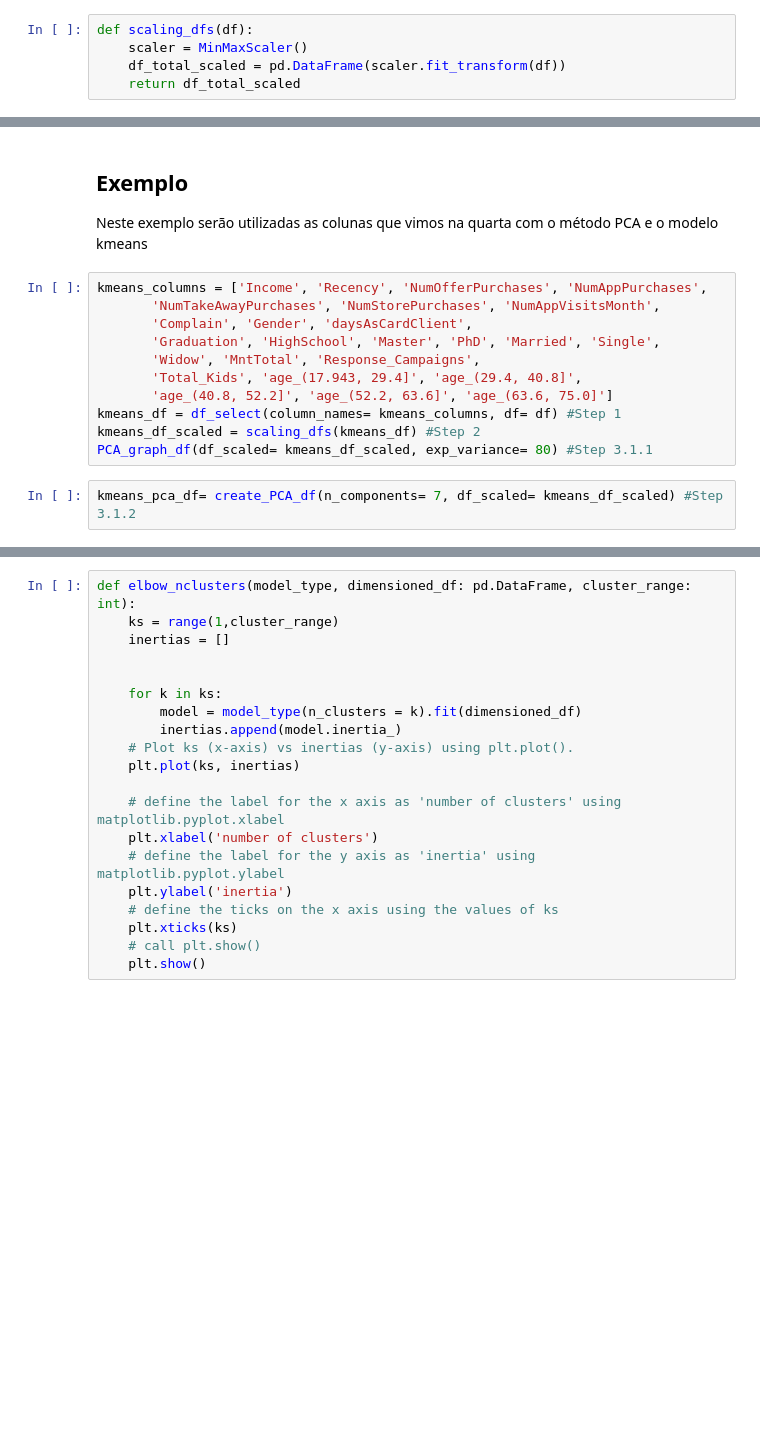
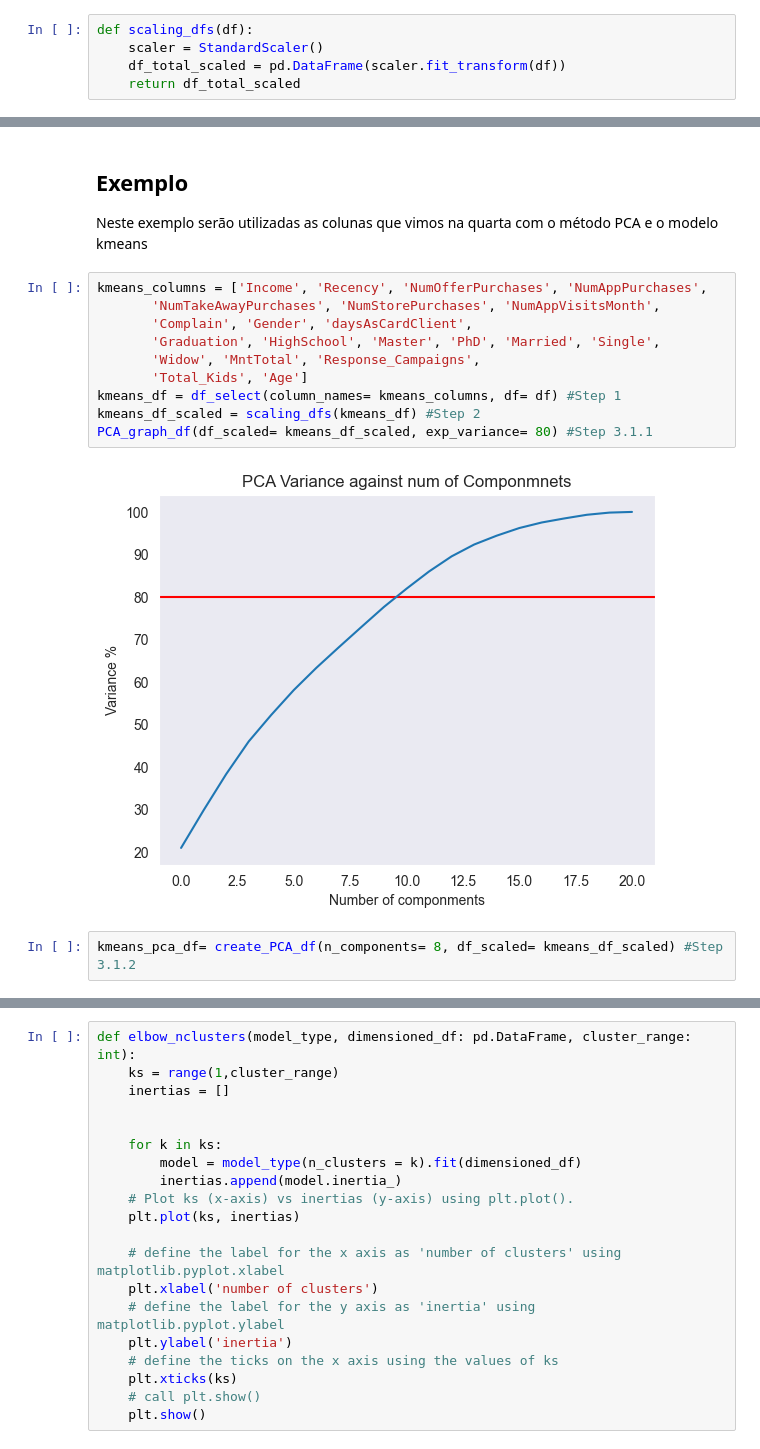
Before and after one commit to MikeOlhao/DSML_projeto, a Jupyter notebook: DSML_202223_Clusters_Group09_Notebook_semgraficos.ipynb, the cells around one changed output, grey strips where cells are left out. Saved outputs shown, nothing was run; the diff lists cells and outputs as text; blank space fills up the shorter version.

```diff
--- a/DSML_202223_Clusters_Group09_Notebook_semgraficos.ipynb
+++ b/DSML_202223_Clusters_Group09_Notebook_semgraficos.ipynb
@@ -394,7 +726,7 @@ def df_select(column_names: list, df: pd.DataFrame):
     return df_train
 # %%
 def scaling_dfs(df):
-    scaler = MinMaxScaler()
+    scaler = StandardScaler()
     df_total_scaled = pd.DataFrame(scaler.fit_transform(df))
     return df_total_scaled
 # %%
@@ -465,14 +797,15 @@ Neste exemplo serão utilizadas as colunas que vimos na quarta com o método PCA
 # %%
 kmeans_columns = ['Income', 'Recency', 'NumOfferPurchases', 'NumAppPurchases',
        'NumTakeAwayPurchases', 'NumStorePurchases', 'NumAppVisitsMonth',
        'Complain', 'Gender', 'daysAsCardClient',
        'Graduation', 'HighSchool', 'Master', 'PhD', 'Married', 'Single',
        'Widow', 'MntTotal', 'Response_Campaigns',
-       'Total_Kids', 'age_(17.943, 29.4]', 'age_(29.4, 40.8]',
-       'age_(40.8, 52.2]', 'age_(52.2, 63.6]', 'age_(63.6, 75.0]']
+       'Total_Kids', 'Age']
 kmeans_df = df_select(column_names= kmeans_columns, df= df) #Step 1
 kmeans_df_scaled = scaling_dfs(kmeans_df) #Step 2
 PCA_graph_df(df_scaled= kmeans_df_scaled, exp_variance= 80) #Step 3.1.1
+# %% [output]
+[figure, added]
 # %%
-kmeans_pca_df= create_PCA_df(n_components= 7, df_scaled= kmeans_df_scaled) #Step 3.1.2
+kmeans_pca_df= create_PCA_df(n_components= 8, df_scaled= kmeans_df_scaled) #Step 3.1.2
 # %% [markdown]
```
Also changed, not shown: parts of 41 cells of this notebook.
